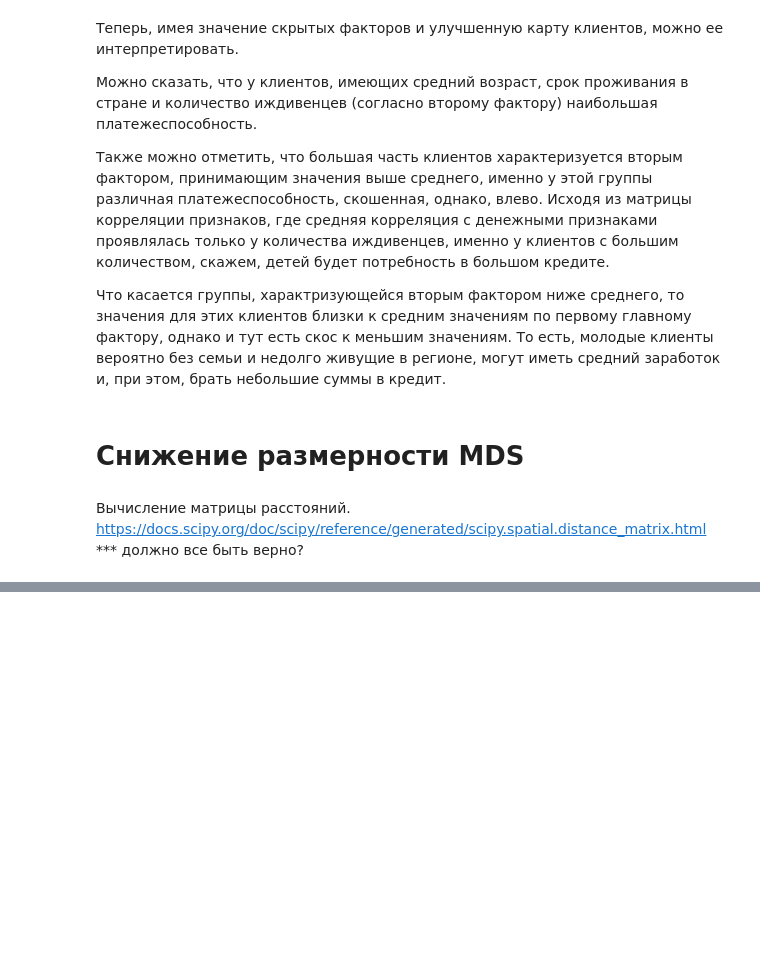
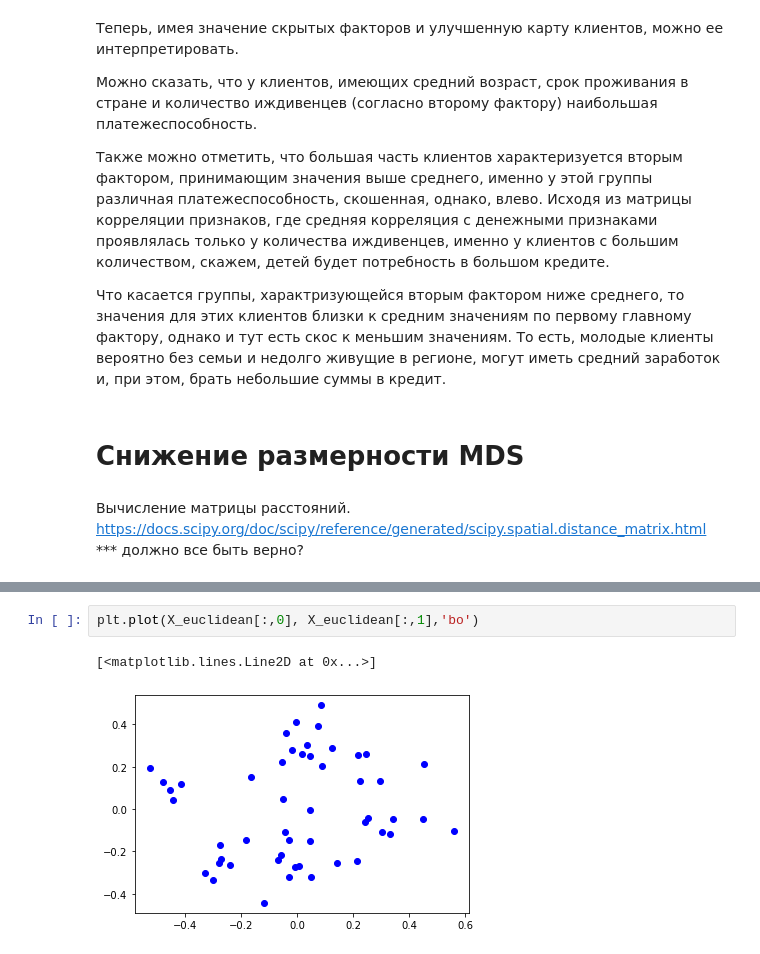
Before and after one commit to zozunin/classic-data-analysis-methods, a Jupyter notebook: DZ2_13.ipynb, the cells around one changed output, grey strips where cells are left out. Saved outputs shown, nothing was run; the diff lists cells and outputs as text; blank space fills up the shorter version.

```diff
--- a/DZ2_13.ipynb
+++ b/DZ2_13.ipynb
@@ -390,0 +436,5 @@ frobenius_distance = distance_matrix(rotated_pc, rotated_pc, 1)
+# %%
+plt.plot(X_euclidean[:,0], X_euclidean[:,1],'bo')
+# %% [output]
+[<matplotlib.lines.Line2D at 0x...>]
+[figure, added]
```
Also changed, not shown: parts of 9 cells of this notebook.
